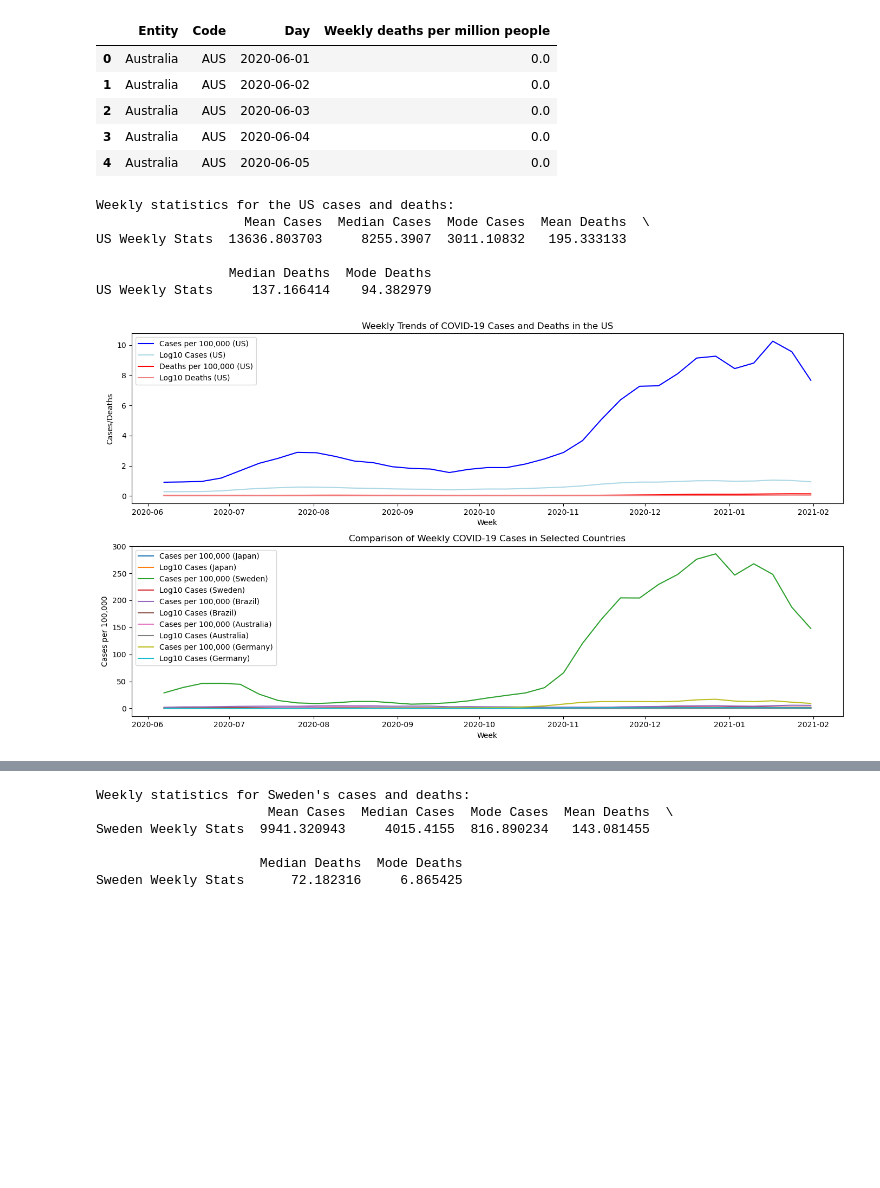
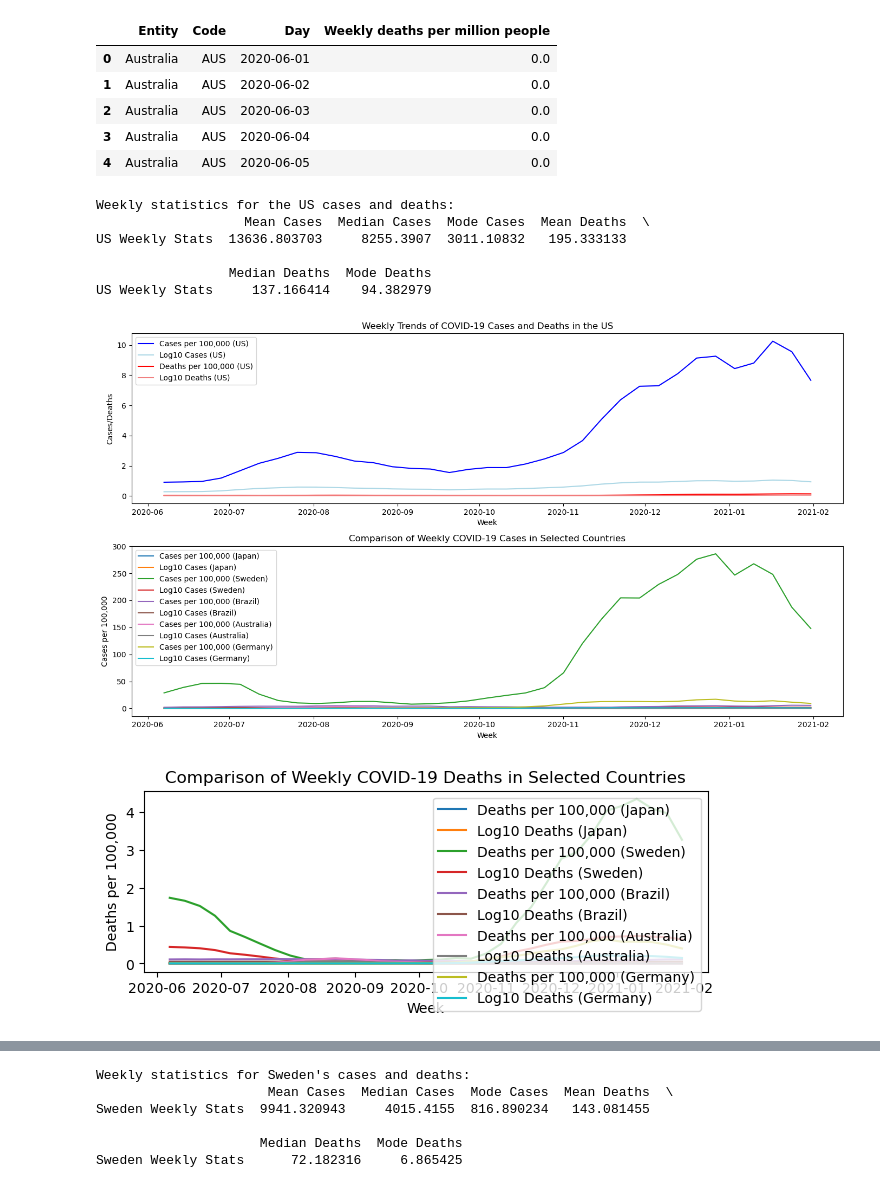
Before and after one commit to hamza890890/Group7ClassProject, a Jupyter notebook: Stage II/Team/stage_II_task1.ipynb, the cells around one changed output, grey strips where cells are left out. Cells and saved outputs as stored; diff of their text form; code cells hidden in the pictures; blank space fills up the shorter version.

Commit message:
weekly deaths chart

```diff
--- a/Stage II/Team/stage_II_task1.ipynb
+++ b/Stage II/Team/stage_II_task1.ipynb
@@ -143,7 +143,7 @@ population_data = {
     'United States': 331002651
 }
 
-# Normalize for each country and plot their trends
+# Normalize for each country and plot their trends cases
 for country in countries:
 
 
@@ -164,34 +164,62 @@ plt.ylabel("Cases per 100,000")
 plt.legend()
 plt.tight_layout()
 plt.show()
+
+
+# Normalize for each country and plot their trends for deaths
+for country in countries:
+
+
+
+    country_data = deaths[deaths['Entity'] == country]
+    # Get the population for the current country from the dictionary
+    country_population = population_data[country]
+    country_weekly_deaths = country_data.set_index('Day')['Weekly deaths per million people'].resample('W').sum()
+    country_weekly_deaths_normalized = (country_weekly_deaths / country_population) * 100000
+    country_weekly_deaths_log = np.log10(country_weekly_deaths_normalized + 1)
+
+
+    plt.subplot(2, 1, 2)
+    plt.plot(country_weekly_deaths.index, country_weekly_deaths_normalized, label=f'Deaths per 100,000 ({country})')
+    plt.plot(country_weekly_deaths.index, country_weekly_deaths_log, label=f'Log10 Deaths ({country})')
+
+
+plt.title("Comparison of Weekly COVID-19 Deaths in Selected Countries")
+plt.xlabel("Week")
+plt.ylabel("Deaths per 100,000")
+plt.legend()
+plt.tight_layout()
+plt.show()
+
 
 # Identifying peak weeks for cases and deaths in the US
 us_peak_cases_week = weekly_cases.idxmax()
 us_peak_deaths_week = weekly_deaths.idxmax()
 
 print(f"US peak week for cases: {us_peak_cases_week} with {weekly_cases.max()} cases.")
 print(f"US peak week for deaths: {us_peak_deaths_week} with {weekly_deaths.max()} deaths.")
 
 # Identifying peak weeks for cases and deaths in other countries
 for country in countries:
     country_data = cases[cases['Entity'] == country]
     country_weekly_cases = country_data.set_index('Day')['Weekly cases per million people'].resample('W').sum()
     peak_cases_week = country_weekly_cases.idxmax()
     peak_cases_value = country_weekly_cases.max()
 
 for country in countries:
     country_data = deaths[deaths['Entity'] == country]
     country_weekly_deaths = country_data.set_index('Day')['Weekly deaths per million people'].resample('W').sum()
     peak_deaths_week = country_weekly_deaths.idxmax()
     peak_deaths_value = country_weekly_deaths.max()
 
     print(f"Peak week for cases in {country}: {peak_cases_week} with {peak_cases_value} cases.")
     print(f"Peak week for deaths in {country}: {peak_deaths_week} with {peak_deaths_value} deaths.")
 # %% [output]
 Weekly statistics for the US cases and deaths:
                    Mean Cases  Median Cases  Mode Cases  Mean Deaths  \
 US Weekly Stats  13636.803703     8255.3907  3011.10832   195.333133
 
                  Median Deaths  Mode Deaths
 US Weekly Stats     137.166414    94.382979
 [figure]
+[figure, added]
```
Also changed, not shown: parts of 1 cell of this notebook.
